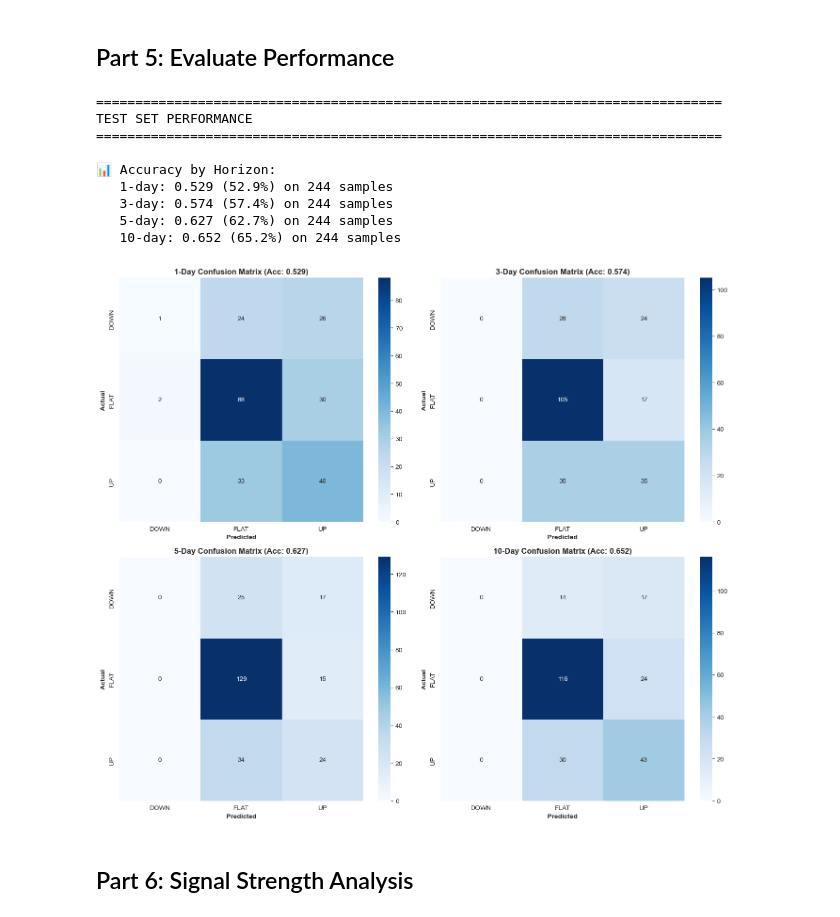
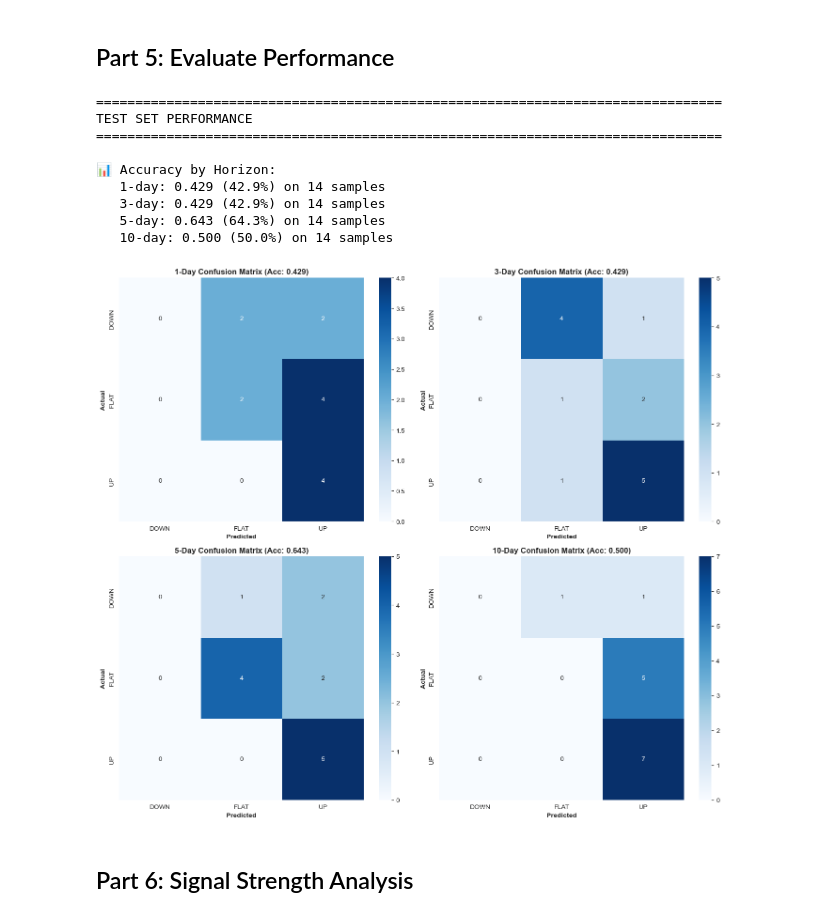
Before and after one commit to Code-For-3/Trading-for-Dummies, a Jupyter notebook: Promise this is final one/Direction_Classifier_Analysis.ipynb, the cells around one changed output. Drawn from its saved outputs; the diff is of its cells as text; code cells hidden in the pictures.

```diff
--- a/Promise this is final one/Direction_Classifier_Analysis.ipynb
+++ b/Promise this is final one/Direction_Classifier_Analysis.ipynb
@@ -45,11 +44,11 @@ SYMBOL = "SPY"
 TIMEFRAME_UNIT = "Day"
 MULTIPLIER = 1
 
-# Time periods - EXPANDED for more robust training and testing
-TRAIN_START = "2018-01-01"  # Extended from 2022 to get 4 more years of data
+# Time periods
+TRAIN_START = "2022-01-01"
 TRAIN_END = "2024-09-30"
 TEST_START = "2024-10-01"
-TEST_END = "2025-12-31"  # Extended to get more test samples for better p-values
+TEST_END = "2025-01-31"
 
 # Model configuration
 LOOKBACK_WINDOW = 60
@@ -65,7 +64,7 @@ BATCH_SIZE = 32
 LEARNING_RATE = 0.001
 
 print("="*80)
-print("DIRECTION CLASSIFIER CONFIGURATION - BULLISH SIGNALS")
+print("DIRECTION CLASSIFIER CONFIGURATION")
 print("="*80)
 print(f"\n📊 Data:")
 print(f"   Symbol: {SYMBOL}")
@@ -73,8 +72,8 @@ print(f"   Training: {TRAIN_START} → {TRAIN_END}")
 print(f"   Testing: {TEST_START} → {TEST_END}")
 print(f"\n🎯 Prediction:")
 print(f"   Horizons: {PREDICTION_HORIZONS} days")
-print(f"   Classes: BULLISH, NOT BULLISH (binary classification)")
-print(f"   Strategy: Identify long entry signals only")
+print(f"   Classes: UP, FLAT, DOWN")
+print(f"   Strategy: Absolute (all from day 0)")
 print(f"\n🏗️  Architecture:")
 print(f"   Lookback: {LOOKBACK_WINDOW} days")
 print(f"   LSTM: {NUM_LAYERS} layers × {LSTM_UNITS} units")
@@ -242,7 +241,7 @@ for i, horizon in enumerate(PREDICTION_HORIZONS):
 
     ax.plot(history.history[train_acc_key], label='Training', linewidth=2)
     ax.plot(history.history[val_acc_key], label='Validation', linewidth=2)
-    ax.axhline(y=0.50, color='red', linestyle='--', linewidth=1, label='Random (50%)')
+    ax.axhline(y=0.33, color='red', linestyle='--', linewidth=1, label='Random (33%)')
 
     ax.set_title(f'{horizon}-Day Prediction Accuracy', fontweight='bold', fontsize=12)
     ax.set_xlabel('Epoch', fontweight='bold')
@@ -314,41 +313,41 @@ print("="*80)
 # Print accuracies
 print("\n📊 Accuracy by Horizon:")
 for horizon in PREDICTION_HORIZONS:
     acc = metrics[horizon]['accuracy']
     n = metrics[horizon]['n_samples']
     print(f"   {horizon}-day: {acc:.3f} ({acc*100:.1f}%) on {n} samples")
 
 # Plot confusion matrices
 fig, axes = plt.subplots(2, 2, figsize=(14, 12))
 axes = axes.flatten()
 
 for i, horizon in enumerate(PREDICTION_HORIZONS):
     ax = axes[i]
     cm = metrics[horizon]['confusion_matrix']
 
-    # Plot heatmap for binary classification
+    # Plot heatmap
     sns.heatmap(cm, annot=True, fmt='d', cmap='Blues', ax=ax,
-                xticklabels=['NOT BULLISH', 'BULLISH'],
-                yticklabels=['NOT BULLISH', 'BULLISH'])
+                xticklabels=['DOWN', 'FLAT', 'UP'],
+                yticklabels=['DOWN', 'FLAT', 'UP'])
 
     ax.set_title(f'{horizon}-Day Confusion Matrix (Acc: {metrics[horizon]["accuracy"]:.3f})',
                  fontweight='bold', fontsize=12)
     ax.set_xlabel('Predicted', fontweight='bold')
     ax.set_ylabel('Actual', fontweight='bold')
 
 plt.tight_layout()
 plt.show()
 # %% [output]
 ================================================================================
 TEST SET PERFORMANCE
 ================================================================================
 
 📊 Accuracy by Horizon:
-   1-day: 0.529 (52.9%) on 244 samples
-   3-day: 0.574 (57.4%) on 244 samples
-   5-day: 0.627 (62.7%) on 244 samples
-   10-day: 0.652 (65.2%) on 244 samples
+   1-day: 0.429 (42.9%) on 14 samples
+   3-day: 0.429 (42.9%) on 14 samples
+   5-day: 0.643 (64.3%) on 14 samples
+   10-day: 0.500 (50.0%) on 14 samples
-[figure, old version]
+[figure, new version]
 # %% [markdown]
 ## Part 6: Signal Strength Analysis
 # %% [markdown]
```
Also changed, not shown: parts of 24 cells of this notebook, 1 other file.
